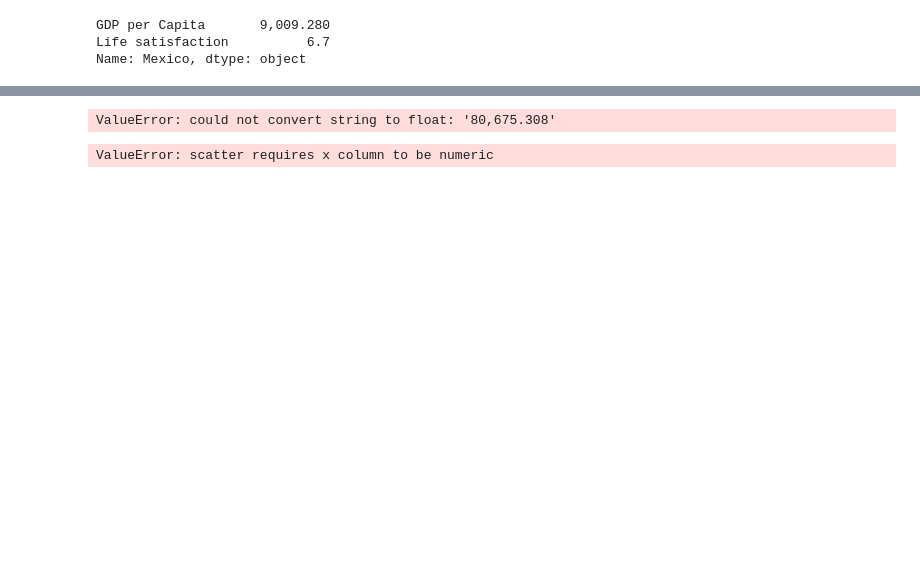
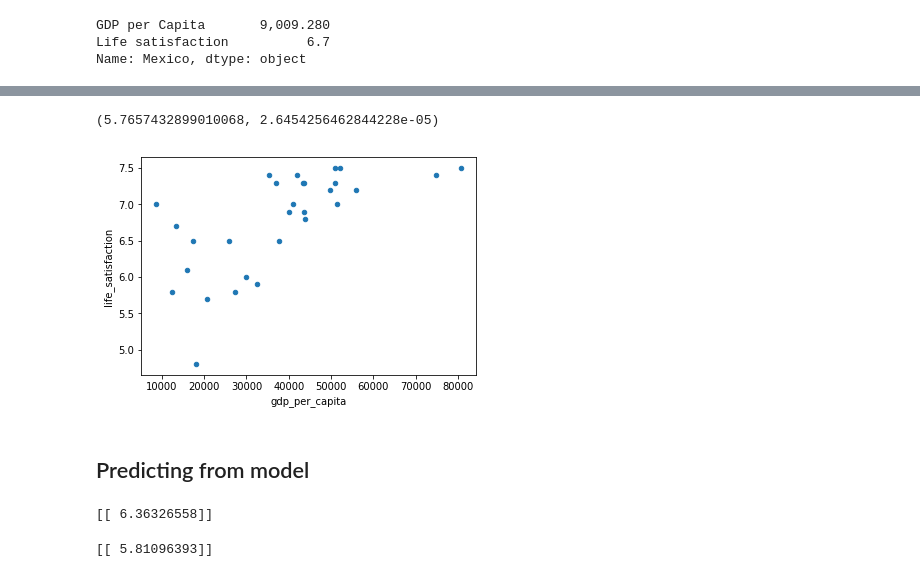
Before and after one commit to Byte7/Life-Satisfaction-Prediction, a Jupyter notebook: Life.ipynb, the cells around one changed output, grey strips where cells are left out. Drawn from its saved outputs; the diff is of its cells as text; code cells hidden in the pictures; blank space fills up the shorter version.

```diff
--- a/Life.ipynb
+++ b/Life.ipynb
@@ -89,0 +122,3 @@ sample_data.to_csv('life_satisfaction_vs_gdp_per_capita.csv')
+# %%
+columns = ["gdp_per_capita", "life_satisfaction"]
+sample_data.columns = columns
@@ -90,15 +135,30 @@ sample_data.to_csv('life_satisfaction_vs_gdp_per_capita.csv')
+# %%
+sample_data.gdp_per_capita = sample_data.gdp_per_capita.str.replace(',', '')
+sample_data.gdp_per_capita = sample_data.gdp_per_capita.astype(float)
 # %%
 from sklearn import linear_model
 lr = linear_model.LinearRegression()
-Xsample = np.c_[sample_data['GDP per Capita']]
-ysample = np.c_[sample_data['Life satisfaction']]
+Xsample = np.c_[sample_data['gdp_per_capita']]
+ysample = np.c_[sample_data['life_satisfaction']]
 lr.fit(Xsample, ysample)
 z0, z1 = lr.intercept_[0], lr.coef_[0][0]
 z0, z1
 # %% [output]
-ValueError: could not convert string to float: '80,675.308'
+(5.7657432899010068, 2.6454256462844228e-05)
 # %%
-full_country_set.plot(kind='scatter', x="GDP per Capita", y="Life satisfaction")
+sample_data.plot(kind='scatter', x="gdp_per_capita", y="life_satisfaction")
 plt.show()
 # %% [output]
-ValueError: scatter requires x column to be numeric
+[figure, added]
+# %% [markdown]
+## Predicting from model
+# %%
+X_new = [[22587]]  #Cyprus' GDP per capita
+print(lr.predict(X_new))
+# %% [output]
+[[ 6.36326558]]
+# %%
+X_new1 = [[1709.39]] #India's GDP per capita
+print(lr.predict(X_new1))
+# %% [output]
+[[ 5.81096393]]
```
Also changed, not shown: parts of 14 cells of this notebook, 3 other files.
